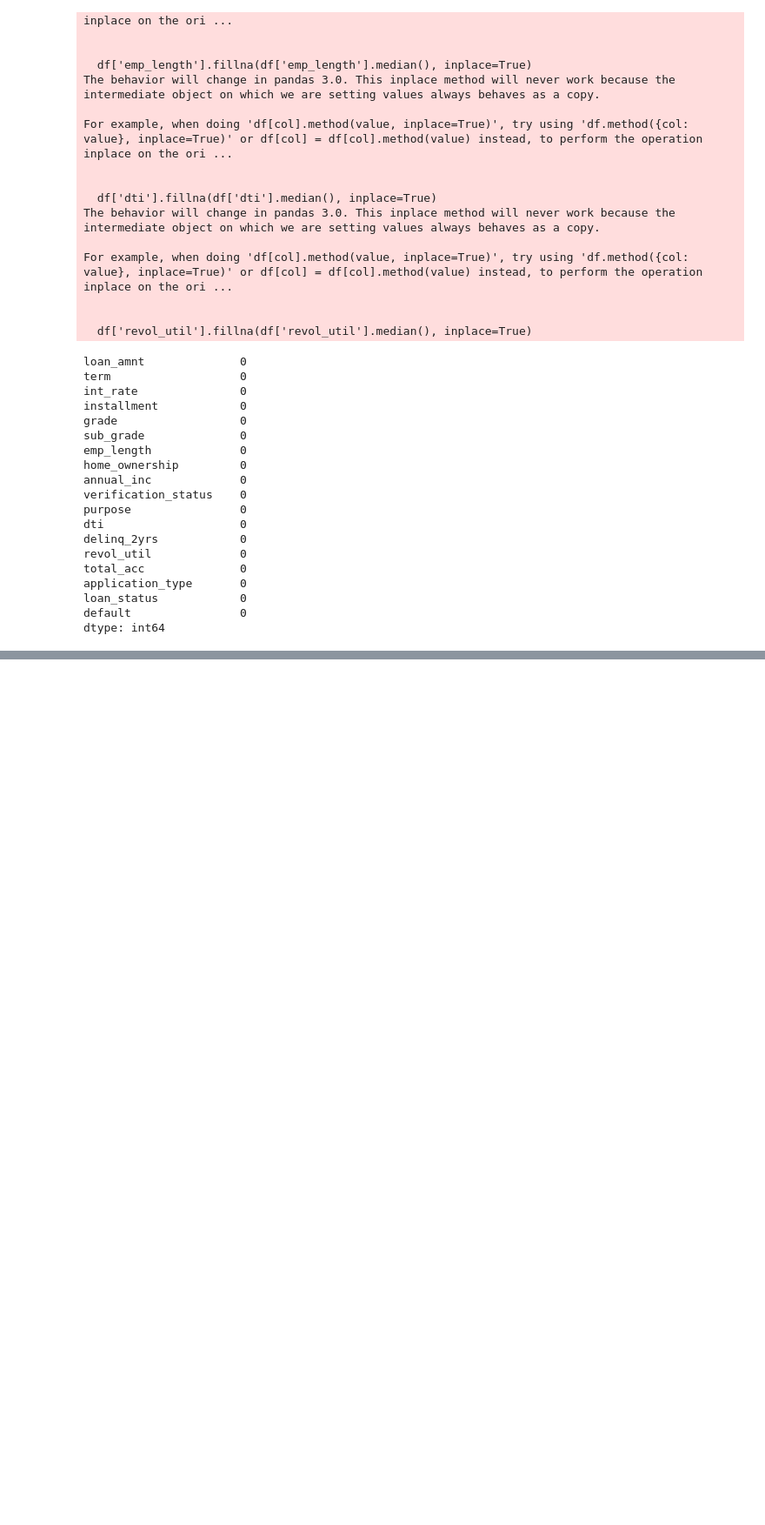
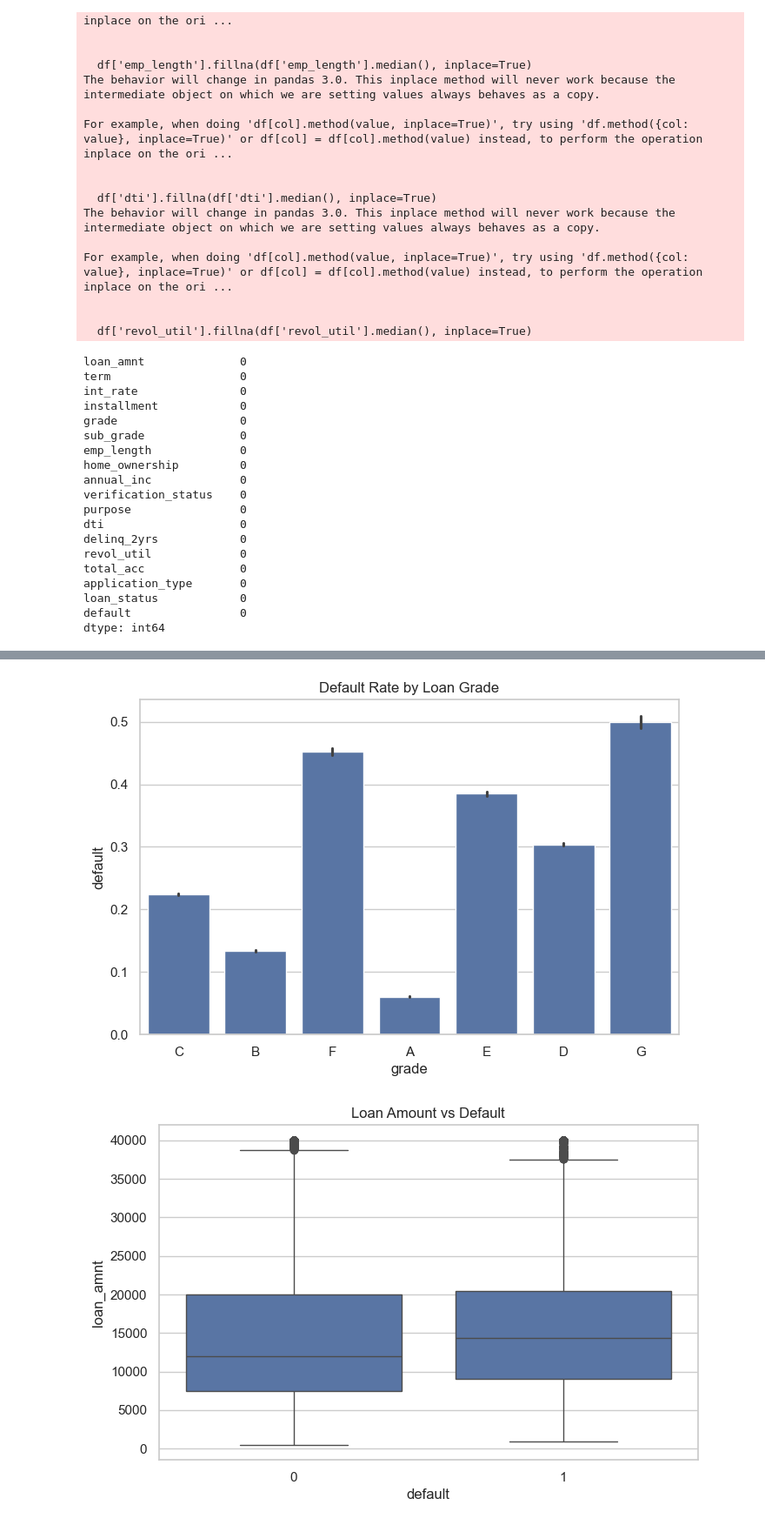
Before and after one commit to roshitha-nair/loan-default-risk-analysis, a Jupyter notebook: notebooks/loan_default_analysis.ipynb, the cells around one changed output, grey strips where cells are left out. Shown at 87% size. Cells and saved outputs as stored; diff of their text form; code cells hidden in the pictures; blank space fills up the shorter version.

```diff
--- a/notebooks/loan_default_analysis.ipynb
+++ b/notebooks/loan_default_analysis.ipynb
@@ -343,0 +399,42 @@ dtype: int64
+# %%
+# Stage 5 — Exploratory Data Analysis (EDA): Step-3
+# Bivariate Analysis
+
+# Default Rate by Loan Grade
+plt.figure(figsize=(8,5))
+sns.barplot(x='grade', y='default', data=df)
+plt.title("Default Rate by Loan Grade")
+plt.show()
+
+# Loan Amount vs Default
+plt.figure(figsize=(8,5))
+sns.boxplot(x='default', y='loan_amnt', data=df)
+plt.title("Loan Amount vs Default")
+plt.show()
+
+# Annual Income vs Default
+plt.figure(figsize=(8,5))
+sns.boxplot(x='default', y='annual_inc', data=df)
+plt.title("Annual Income vs Default")
+plt.show()
+
+# Interest Rate vs Default
+plt.figure(figsize=(8,5))
+sns.boxplot(x='default', y='int_rate', data=df)
+plt.title("Interest Rate vs Default")
+plt.show()
+
+# DTI vs Default
+plt.figure(figsize=(8,5))
+sns.boxplot(x='default', y='dti', data=df)
+plt.title("DTI vs Default")
+plt.show()
+
+# Employment Length vs Default
+plt.figure(figsize=(8,5))
+sns.boxplot(x='default', y='emp_length', data=df)
+plt.title("Employment Length vs Default")
+plt.show()
+# %% [output]
+[figure, added]
+[figure, added]
```
Also changed, not shown: parts of 9 cells of this notebook.
